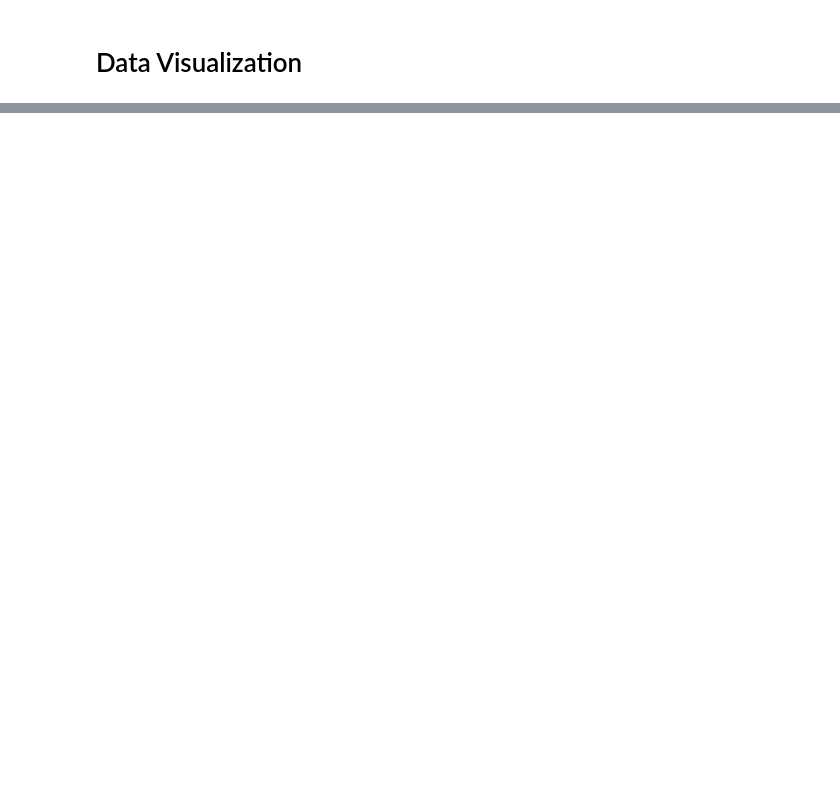
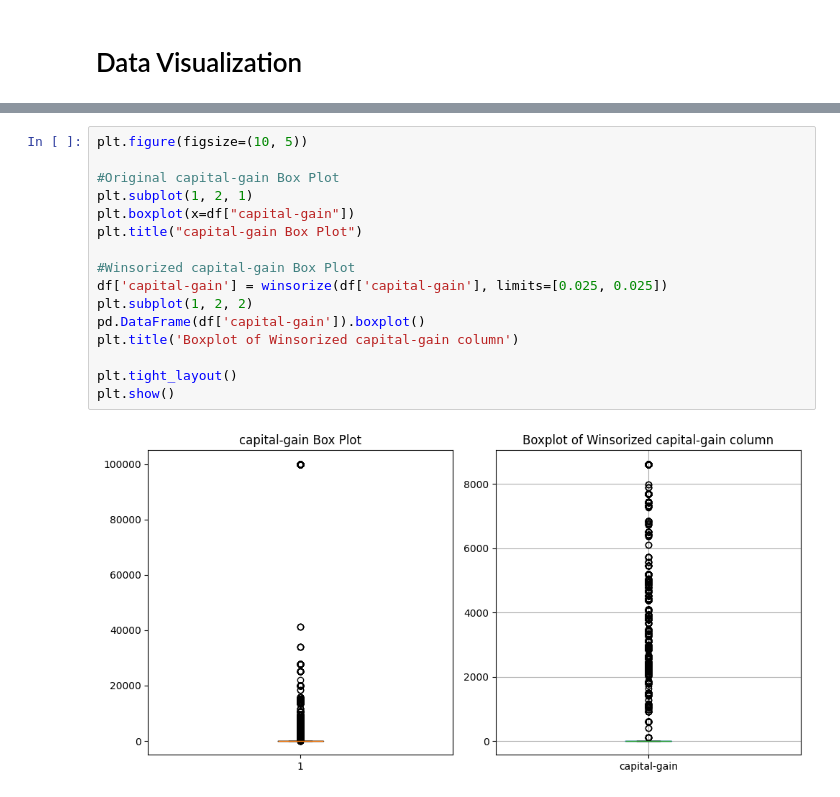
Before and after one commit to YasiniK/Census-Income-Prediction, a Jupyter notebook: DataPreprocessing.ipynb, the cells around one changed output, grey strips where cells are left out. Saved outputs shown, nothing was run; the diff lists cells and outputs as text; blank space fills up the shorter version.

```diff
--- a/DataPreprocessing.ipynb
+++ b/DataPreprocessing.ipynb
@@ -312,0 +347,18 @@ c_df = pd.read_csv('Dataset/Cleaned_adult.csv')
+# %%
+plt.figure(figsize=(10, 5))
+
+#Original capital-gain Box Plot
+plt.subplot(1, 2, 1)
+plt.boxplot(x=df["capital-gain"])
+plt.title("capital-gain Box Plot")
+
+#Winsorized capital-gain Box Plot
+df['capital-gain'] = winsorize(df['capital-gain'], limits=[0.025, 0.025])
+plt.subplot(1, 2, 2)
+pd.DataFrame(df['capital-gain']).boxplot()
+plt.title('Boxplot of Winsorized capital-gain column')
+
+plt.tight_layout()
+plt.show()
+# %% [output]
+[figure, added]
```
Also changed, not shown: parts of 13 cells of this notebook.
